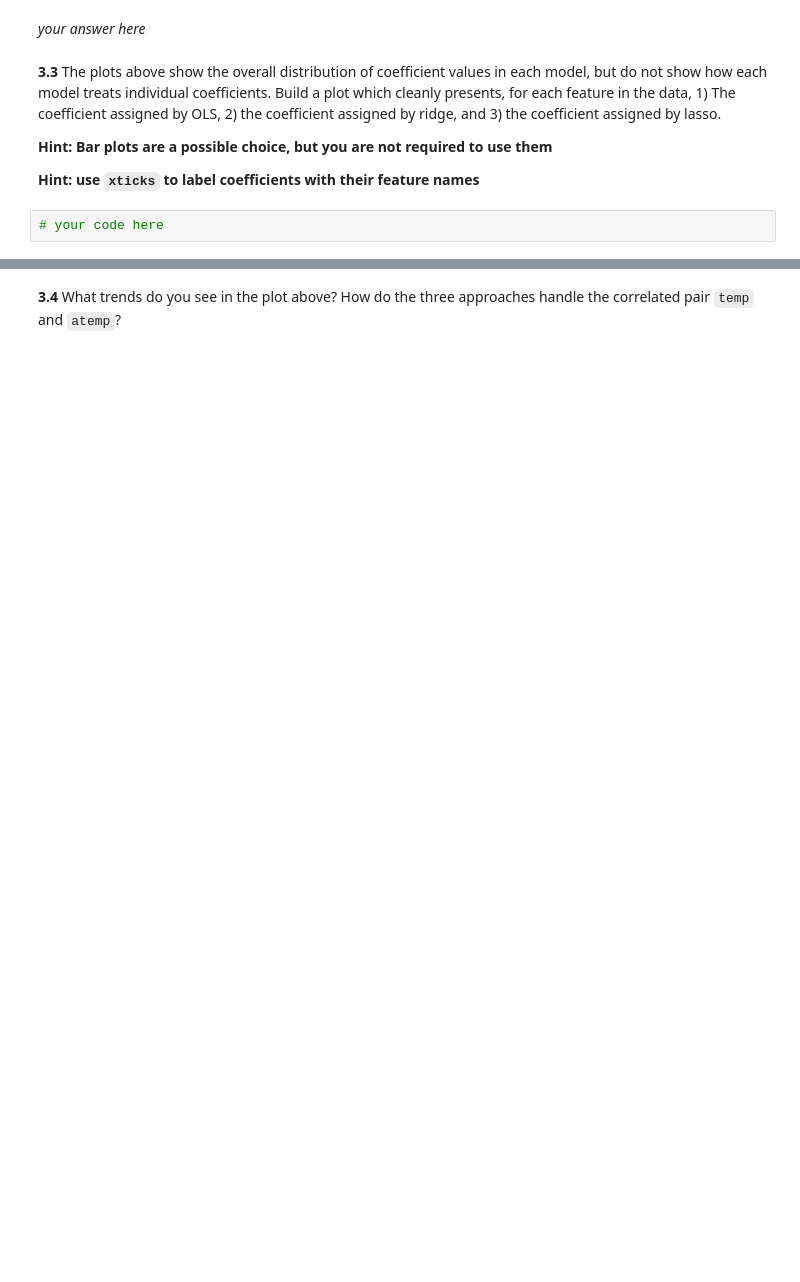
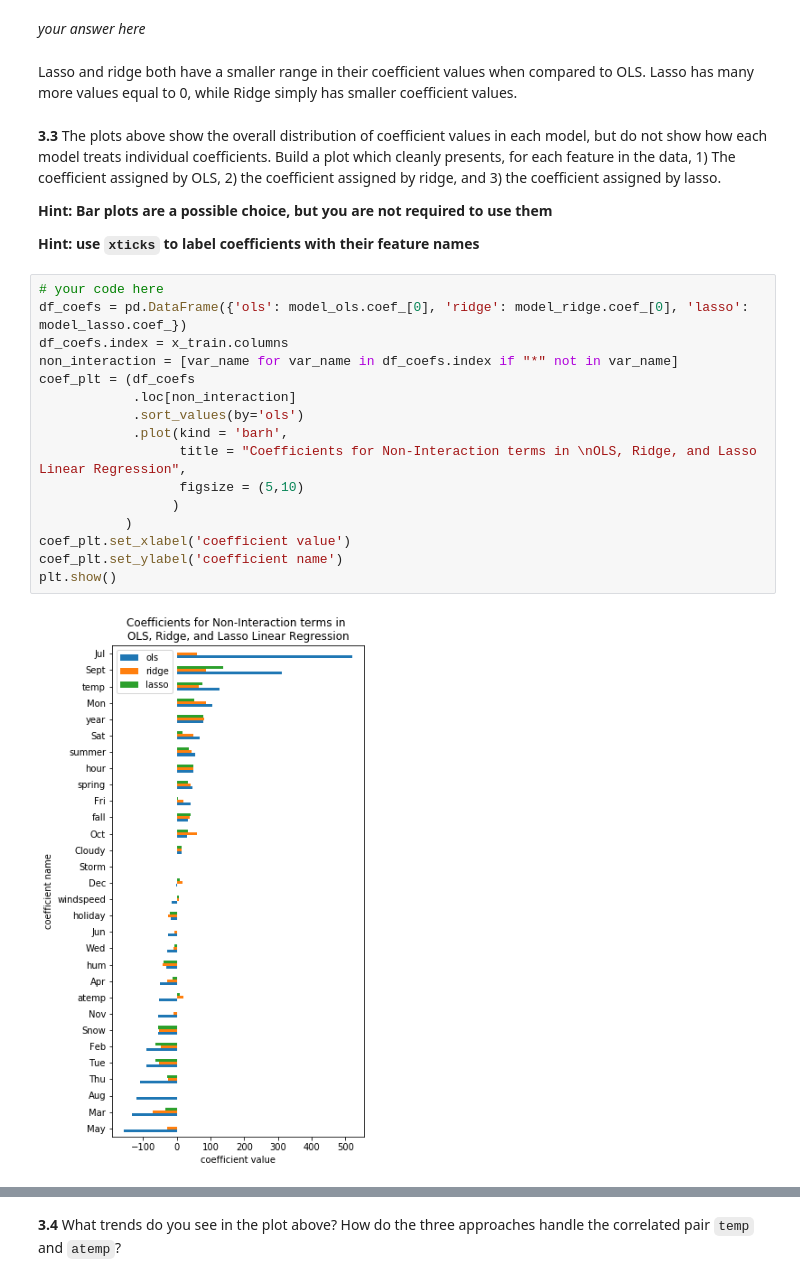
Before and after one commit to JoshFeldman95/2018-CS109A, a Jupyter notebook: content/homework/hw4/cs109a_hw4_109/cs109a_hw4_109.ipynb, the cells around one changed output, grey strips where cells are left out. Cells and saved outputs as stored; diff of their text form; blank space fills up the shorter version.

```diff
--- a/content/homework/hw4/cs109a_hw4_109/cs109a_hw4_109.ipynb
+++ b/content/homework/hw4/cs109a_hw4_109/cs109a_hw4_109.ipynb
@@ -459,10 +519,28 @@ Note: On the lasso model, you will need to increase `max_iter` to 100,000 for th
 # %% [markdown]
 *your answer here*
+# %% [markdown]
+Lasso and ridge both have a smaller range in their coefficient values when compared to OLS. Lasso has many more values equal to 0, while Ridge simply has smaller coefficient values.
 # %% [markdown]
 **3.3** The plots above show the overall distribution of coefficient values in each model, but do not show how each model treats individual coefficients. Build a plot which cleanly presents, for each feature in the data, 1) The coefficient assigned by OLS, 2) the coefficient assigned by ridge, and 3) the coefficient assigned by lasso.
 
 **Hint: Bar plots are a possible choice, but you are not required to use them**
 
 **Hint: use `xticks` to label coefficients with their feature names**
-# %%
-# your code here
+# %%
+# your code here
+df_coefs = pd.DataFrame({'ols': model_ols.coef_[0], 'ridge': model_ridge.coef_[0], 'lasso': model_lasso.coef_})
+df_coefs.index = x_train.columns
+non_interaction = [var_name for var_name in df_coefs.index if "*" not in var_name]
+coef_plt = (df_coefs
+            .loc[non_interaction]
+            .sort_values(by='ols')
+            .plot(kind = 'barh',
+                  title = "Coefficients for Non-Interaction terms in \nOLS, Ridge, and Lasso Linear Regression",
+                  figsize = (5,10)
+                 )
+           )
+coef_plt.set_xlabel('coefficient value')
+coef_plt.set_ylabel('coefficient name')
+plt.show()
+# %% [output]
+[figure, added]
```
Also changed, not shown: parts of 45 cells of this notebook.
